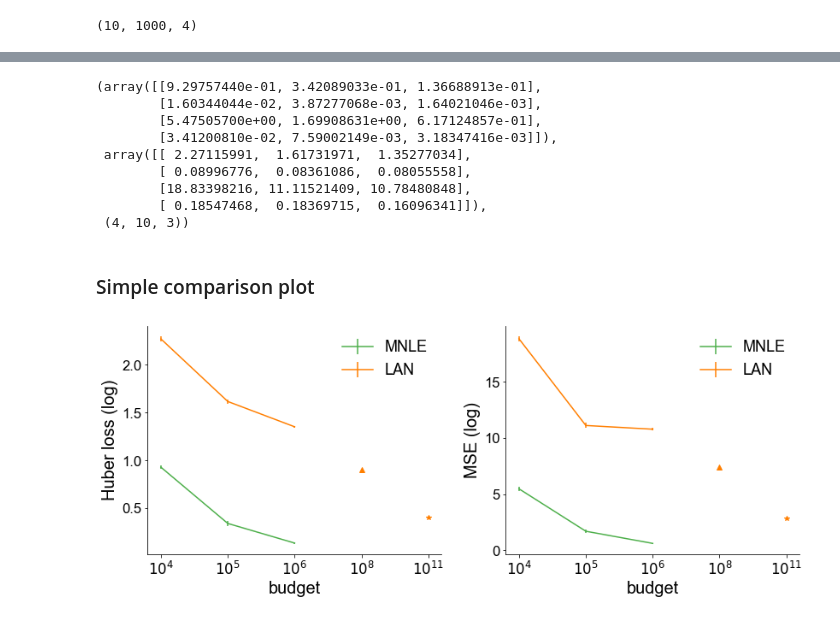
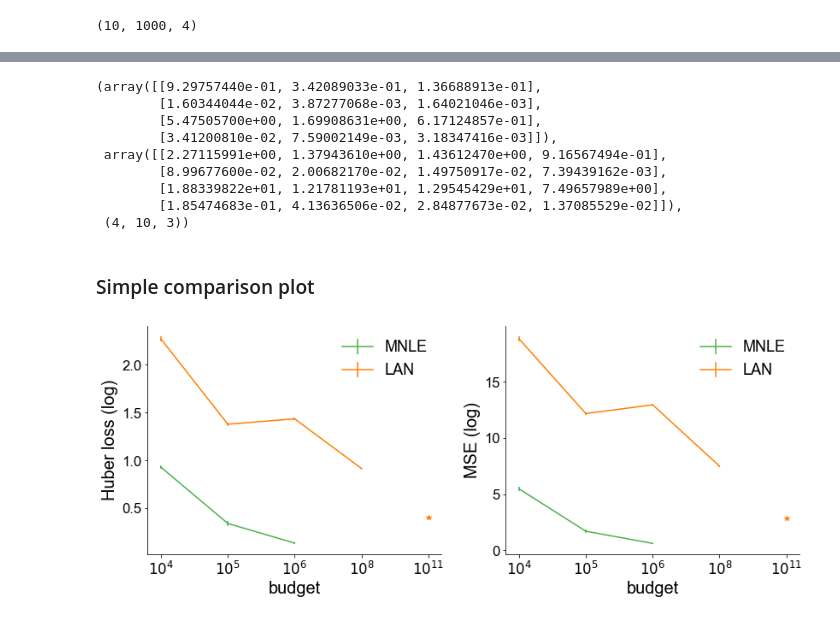
Before and after one commit to mackelab/mnle-for-ddms, a Jupyter notebook: notebooks/mnle-lan-comparison/compute_likelihood_metrics.ipynb, the cells around one changed output, grey strips where cells are left out. Drawn from its saved outputs; the diff is of its cells as text; code cells hidden in the pictures.

```diff
--- a/notebooks/mnle-lan-comparison/compute_likelihood_metrics.ipynb
+++ b/notebooks/mnle-lan-comparison/compute_likelihood_metrics.ipynb
@@ -154,7 +154,7 @@ from torch.distributions.transforms import AffineTransform
 # Transform scales param "a" by 0.5
 lan_transform = AffineTransform(torch.zeros(1, 4), torch.tensor([[1.0, 0.5, 1.0, 1.0]]))
 
-def lan_likelihood(theta, data, net):
+def lan_likelihood(theta, data, net, transform=True):
     """Return log likelihood summed over all trials in data,
         given a batch of parameters theta.
 
@@ -176,8 +176,7 @@ def lan_likelihood(theta, data, net):
     assert rts.shape == torch.Size([num_trials, 1])
     theta = torch.tensor(theta, dtype=torch.float32)
     # Convert DDM boundary seperation to symmetric boundary size.
-    theta_lan = theta
-    # lan_transform(theta)
+    theta_lan = lan_transform(theta) if transform else theta
 
     # Code down -1 up +1.
     cs = torch.ones_like(rts)
@@ -189,7 +188,7 @@ def lan_likelihood(theta, data, net):
     logabsdet = lan_transform.log_abs_det_jacobian(theta_lan, theta)
     return net(batch).squeeze() #+ logabsdet.sum(1)
 
-def score_lan(network_file_path, num_observations, num_thetas_per_observation):
+def score_lan(network_file_path, num_observations, num_thetas_per_observation, transform=True):
 
     # get network config from model folder.
     with open(list(network_file_path.parent.glob("*_network_config.pickle"))[0], "rb") as fh:
@@ -207,7 +206,7 @@ def score_lan(network_file_path, num_observations, num_thetas_per_observation):
         xoi = xos_1d[idx].reshape(-1, 1)
 
         # Evaluate
-        lps_lankde_i = lan_likelihood(test_thetas, xoi, network)
+        lps_lankde_i = lan_likelihood(test_thetas, xoi, network, transform=transform)
         # apply lower bound
         below_bound = lps_lankde_i < LL_LOWER_BOUND
         lps_lankde_i[below_bound] = LL_LOWER_BOUND
@@ -232,13 +231,14 @@ num_observations = 1000
 num_thetas_per_observation = 10000
 
 # set budget for which to calculate
-budget = "10_6_ours"
+budget = "10_5_ours"
+transform = False
 model_folder = Path.cwd() / f"data/torch_models/ddm_{budget}/"  # Pathlib object
 model_paths = list(model_folder.glob(f"*_ddm_{budget}_torch_state_dict.pt"))
 # model_paths
 
 results = Parallel(n_jobs=num_workers)(
-    delayed(score_lan)(model_path, num_observations, num_thetas_per_observation) for model_path in model_paths
+    delayed(score_lan)(model_path, num_observations, num_thetas_per_observation, transform=transform) for model_path in model_paths
 )
 
 with open(save_folder + f"lan_likelihood_metrics_n{budget}.p", "wb") as fh:
@@ -286,10 +304,10 @@ with open(save_folder + "mnle_likelihood_metrics_n1000000.p", "rb") as fh:
 with open(save_folder + "lan_likelihood_metrics_n10_4.p", "rb") as fh:
     results_10k_lan, num_observations, num_thetas_per_observation, model_paths = pickle.load(fh).values()
 
-with open(save_folder + "lan_likelihood_metrics_n10_5.p", "rb") as fh:
+with open(save_folder + "lan_likelihood_metrics_n10_5_ours.p", "rb") as fh:
     results_100k_lan, num_observations, num_thetas_per_observation, model_paths = pickle.load(fh).values()
 
-with open(save_folder + "lan_likelihood_metrics_n10_6.p", "rb") as fh:
+with open(save_folder + "lan_likelihood_metrics_n10_6_ours.p", "rb") as fh:
     results_1000k_lan, num_observations, num_thetas_per_observation, model_paths = pickle.load(fh).values()
 
 with open(save_folder + "lan_likelihood_metrics_n10_8_ours.p", "rb") as fh:
@@ -311,7 +329,8 @@ metrics_lan = []
 for ii in range(4):
     metrics.append(np.vstack((results_10k.mean(1)[:, ii], results_100k.mean(1)[:, ii], results_1000k.mean(1)[:10, ii])).T)
     metrics_lan.append(np.vstack((results_10k_lan.mean(1)[:, ii], results_100k_lan.mean(1)[:, ii],
-        results_1000k_lan.mean(1)[:, ii], # results_10000k_lan.mean(1)[:, ii]
+        # results_1000k_lan.mean(1)[:, ii],
+        # results_100000k_lan.mean(1)[:, ii]
         )).T)
 
 metrics = np.array(metrics)
@@ -323,30 +362,31 @@ metrics.mean(1), metrics_lan.mean(1), metrics.shape
         [1.60344044e-02, 3.87277068e-03, 1.64021046e-03],
         [5.47505700e+00, 1.69908631e+00, 6.17124857e-01],
         [3.41200810e-02, 7.59002149e-03, 3.18347416e-03]]),
- array([[ 2.27115991,  1.61731971,  1.35277034],
-        [ 0.08996776,  0.08361086,  0.08055558],
-        [18.83398216, 11.11521409, 10.78480848],
-        [ 0.18547468,  0.18369715,  0.16096341]]),
+ array([[2.27115991e+00, 1.37943610e+00, 1.43612470e+00, 9.16567494e-01],
+        [8.99677600e-02, 2.00682170e-02, 1.49750917e-02, 7.39439162e-03],
+        [1.88339822e+01, 1.21781193e+01, 1.29545429e+01, 7.49657989e+00],
+        [1.85474683e-01, 4.13636506e-02, 2.84877673e-02, 1.37085529e-02]]),
  (4, 10, 3))
 # %% [markdown]
 ### Simple comparison plot
 # %%
 fig, ax = plt.subplots(1, 2, figsize=(12, 5), sharex=True)
 # labels = ["Huber loss (log)", "Huber loss", "MSE (log)", "MSE"]
 labels = ["Huber loss (log)", "MSE (log)"]
-budgets = [r"$10^4$", r"$10^5$", r"$10^6$"]
+budgets = [r"$10^4$", r"$10^5$", r"$10^6$", r"$10^8$"]
 axidx = 0
 for idx, m in enumerate(metrics):
     if idx in [0, 2]:
         plt.sca(ax[axidx])
-        plt.errorbar(budgets, m.mean(0), m.std(0)/np.sqrt(m.shape[0]), label="MNLE", color=colors[2])
+        plt.errorbar(budgets[:-1], m.mean(0), m.std(0)/np.sqrt(m.shape[0]), label="MNLE", color=colors[2])
         plt.errorbar(budgets, metrics_lan[idx].mean(0), metrics_lan[idx].std(0)/np.sqrt(metrics_lan[idx].shape[0]), label="LAN", color=colors[1])
-        plt.plot([r"$10^{8}$"], results_100000k_lan.mean(1).mean(0)[idx], color=colors[1], marker="^")
+        # plt.plot([r"$10^{6}$"], results_1000k_lan.mean(1).mean(0)[idx], color=colors[1], marker="+")
+        # plt.plot([r"$10^{8}$"], results_100000k_lan.mean(1).mean(0)[idx], color=colors[1], marker="^")
         plt.plot([r"$10^{11}$"], results_10_11_lan.mean(1).mean(0)[idx], color=colors[1], marker="*")
         plt.ylabel(labels[axidx])
         plt.legend()
         plt.xlabel("budget")
         axidx += 1
 plt.tight_layout()
 # %% [output]
-[figure, old version]
+[figure, new version]
```
Also changed, not shown: parts of 2 cells of this notebook, 1 other file.
